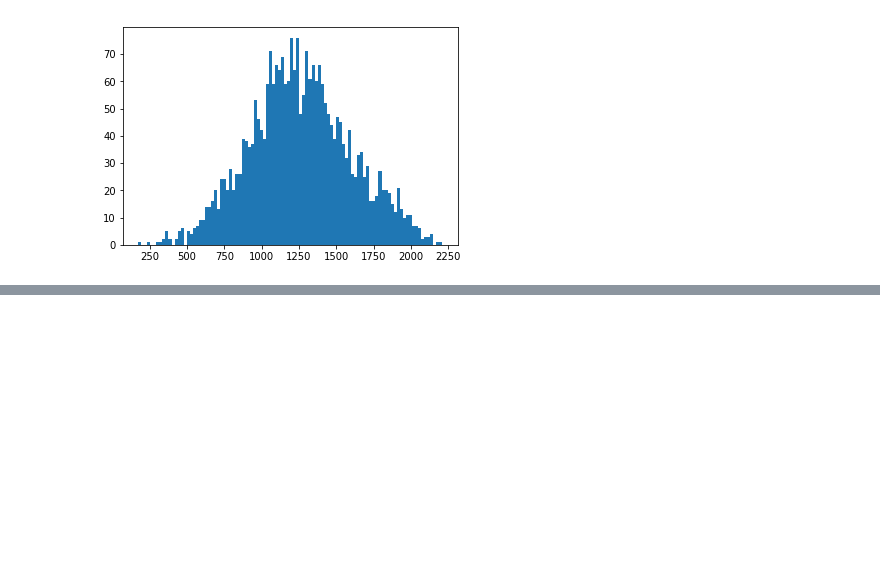
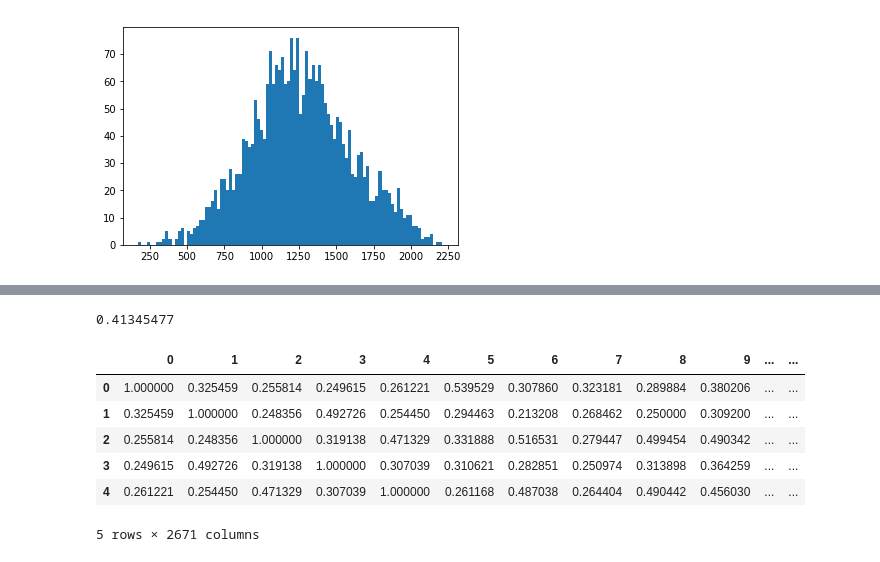
Before and after one commit to sq2141/city-discovery, a Jupyter notebook: cnn_VGG16.ipynb, the cells around one changed output, grey strips where cells are left out. Drawn from its saved outputs; the diff is of its cells as text; code cells hidden in the pictures; blank space fills up the shorter version.

```diff
--- a/cnn_VGG16.ipynb
+++ b/cnn_VGG16.ipynb
@@ -173,0 +176,14 @@ Ttest_indResult(statistic=-9.765445780399707, pvalue=2.4341745063840405e-22)
+# %%
+np.mean(sims_df.values)
+# %% [output]
+0.41345477
+# %%
+sims_df.head()
+# %% [output]
+|  | 0 | 1 | 2 | 3 | 4 | 5 | 6 | 7 | 8 | 9 | ... | ... |
+| 0 | 1.000000 | 0.325459 | 0.255814 | 0.249615 | 0.261221 | 0.539529 | 0.307860 | 0.323181 | 0.289884 | 0.380206 | ... | ... |
+| 1 | 0.325459 | 1.000000 | 0.248356 | 0.492726 | 0.254450 | 0.294463 | 0.213208 | 0.268462 | 0.250000 | 0.309200 | ... | ... |
+| 2 | 0.255814 | 0.248356 | 1.000000 | 0.319138 | 0.471329 | 0.331888 | 0.516531 | 0.279447 | 0.499454 | 0.490342 | ... | ... |
+| 3 | 0.249615 | 0.492726 | 0.319138 | 1.000000 | 0.307039 | 0.310621 | 0.282851 | 0.250974 | 0.313898 | 0.364259 | ... | ... |
+| 4 | 0.261221 | 0.254450 | 0.471329 | 0.307039 | 1.000000 | 0.261168 | 0.487038 | 0.264404 | 0.490442 | 0.456030 | ... | ... |
+5 rows × 2671 columns
```
Also changed, not shown: parts of 13 cells of this notebook, 1 other file.
